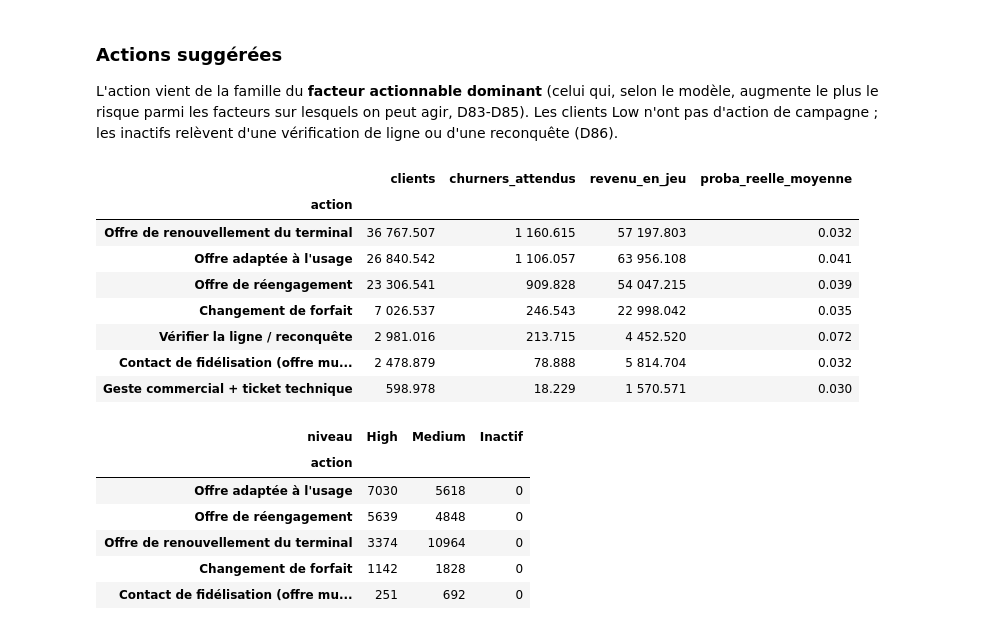
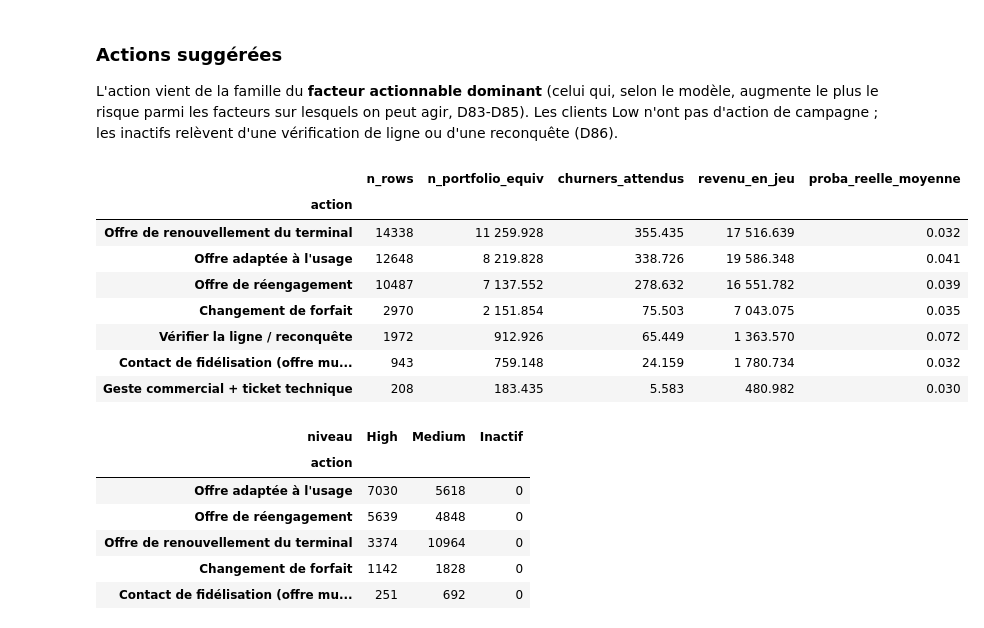
Before and after one commit to malek-ksouri/telecom_churn, a Jupyter notebook: notebooks/08_business_analysis.ipynb, the cells around one changed output. Cells and saved outputs as stored; diff of their text form; code cells hidden in the pictures.

```diff
--- a/notebooks/08_business_analysis.ipynb
+++ b/notebooks/08_business_analysis.ipynb
@@ -186,18 +186,18 @@ L'action vient de la famille du **facteur actionnable dominant** (celui qui, sel
 # %%
 targeted = scores[scores["niveau"].isin(["High", "Medium", "Inactif"])]
 actions = group_summary(targeted, "action", sample_rate=S)
-actions = actions.sort_values("clients", ascending=False)
-actions[["clients", "churners_attendus", "revenu_en_jeu", "proba_reelle_moyenne"]]
+actions = actions.sort_values("n_portfolio_equiv", ascending=False)
+actions[["n_rows", "n_portfolio_equiv", "churners_attendus", "revenu_en_jeu", "proba_reelle_moyenne"]]
 # %% [output]
-|  | clients | churners_attendus | revenu_en_jeu | proba_reelle_moyenne |
-| action |  |  |  |  |
-| Offre de renouvellement du terminal | 36 767.507 | 1 160.615 | 57 197.803 | 0.032 |
-| Offre adaptée à l'usage | 26 840.542 | 1 106.057 | 63 956.108 | 0.041 |
-| Offre de réengagement | 23 306.541 | 909.828 | 54 047.215 | 0.039 |
-| Changement de forfait | 7 026.537 | 246.543 | 22 998.042 | 0.035 |
-| Vérifier la ligne / reconquête | 2 981.016 | 213.715 | 4 452.520 | 0.072 |
-| Contact de fidélisation (offre mu... | 2 478.879 | 78.888 | 5 814.704 | 0.032 |
-| Geste commercial + ticket technique | 598.978 | 18.229 | 1 570.571 | 0.030 |
+|  | n_rows | n_portfolio_equiv | churners_attendus | revenu_en_jeu | proba_reelle_moyenne |
+| action |  |  |  |  |  |
+| Offre de renouvellement du terminal | 14338 | 11 259.928 | 355.435 | 17 516.639 | 0.032 |
+| Offre adaptée à l'usage | 12648 | 8 219.828 | 338.726 | 19 586.348 | 0.041 |
+| Offre de réengagement | 10487 | 7 137.552 | 278.632 | 16 551.782 | 0.039 |
+| Changement de forfait | 2970 | 2 151.854 | 75.503 | 7 043.075 | 0.035 |
+| Vérifier la ligne / reconquête | 1972 | 912.926 | 65.449 | 1 363.570 | 0.072 |
+| Contact de fidélisation (offre mu... | 943 | 759.148 | 24.159 | 1 780.734 | 0.032 |
+| Geste commercial + ticket technique | 208 | 183.435 | 5.583 | 480.982 | 0.030 |
 # %%
 mix = pd.crosstab(scores["action"], scores["niveau"]).reindex(columns=["High", "Medium", "Inactif"])
 mix = mix[mix.sum(axis=1) > 0].sort_values("High", ascending=False)
```
Also changed, not shown: parts of 7 cells of this notebook, 26 other files.
